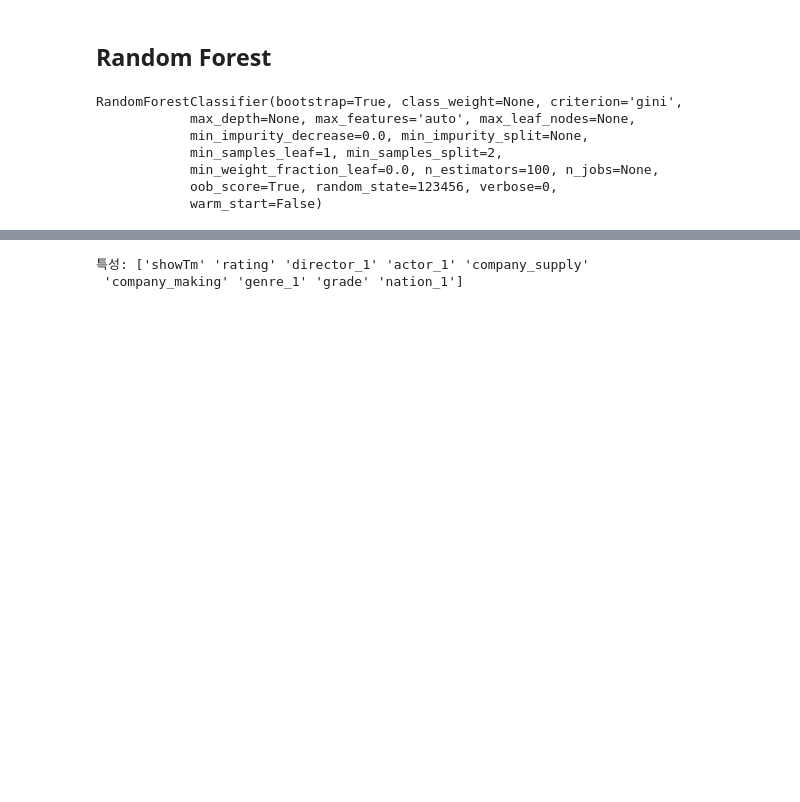
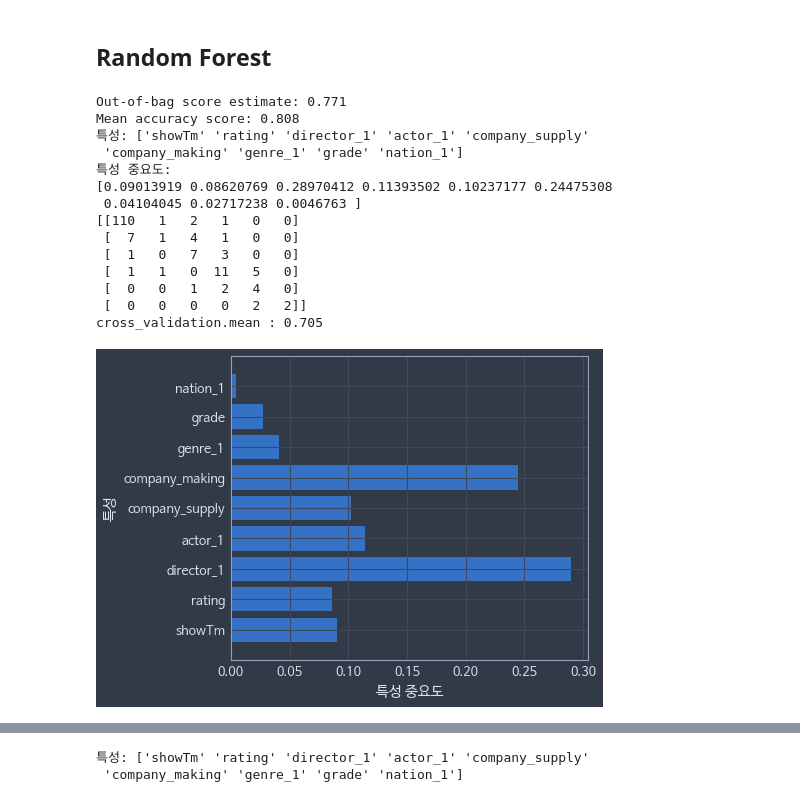
Before and after one commit to younghk/2019_Project_Graduation, a Jupyter notebook: Modeling.ipynb, the cells around one changed output, grey strips where cells are left out. Drawn from its saved outputs; the diff is of its cells as text; code cells hidden in the pictures; blank space fills up the shorter version.

```diff
--- a/Modeling.ipynb
+++ b/Modeling.ipynb
@@ -282,29 +319,47 @@ print("특성 중요도:\n{}".format(movie_tree.feature_importances_))
 # Random Forest
 
 from sklearn.ensemble import RandomForestClassifier
-
-movie_rf = RandomForestClassifier(n_estimators = 100, oob_score = True, random_state=123456)
-movie_rf.fit(X_train, y_train)
-# %% [output]
-RandomForestClassifier(bootstrap=True, class_weight=None, criterion='gini',
-            max_depth=None, max_features='auto', max_leaf_nodes=None,
-            min_impurity_decrease=0.0, min_impurity_split=None,
-            min_samples_leaf=1, min_samples_split=2,
-            min_weight_fraction_leaf=0.0, n_estimators=100, n_jobs=None,
-            oob_score=True, random_state=123456, verbose=0,
-            warm_start=False)
-# %%
-## change variables...
-
-def plot_feature_importances_movie(model):
-    n_features = cancer.data.shape[1]
-    plt.barh(range(n_features), model.feature_importances_, align='center')
-    plt.yticks(np.arange(n_features), cancer.feature_names)
-    plt.xlabel("특성 중요도")
-    plt.ylabel("특성")
-    plt.ylim(-1, n_features)
-
-plot_feature_importances_movie(tree)
+# %%
+def movie_random_forest(mov):
+    X = mov[mov.columns[0:9]]
+    y = mov[mov.columns[11]]
+
+    X_train, X_test, y_train, y_test = train_test_split(X, y, test_size = 0.2, random_state = 42)
+    movie_rf = RandomForestClassifier(n_estimators=120, criterion='entropy', oob_score = True, random_state=144)
+    movie_rf.fit(X_train, y_train)
+
+    predicted = movie_rf.predict(X_test)
+    accuracy = accuracy_score(y_test, predicted)
+
+    print(f'Out-of-bag score estimate: {movie_rf.oob_score_:.3}')
+    print(f'Mean accuracy score: {accuracy:.3}')
+
+    print("특성:", movie_feature_names)
+    print("특성 중요도:\n{}".format(movie_rf.feature_importances_))
+
+    plot_feature_importances_movie(movie_rf)
+
+    print(confusion_matrix(y_test, predicted, labels=[0, 1, 2, 3, 4, 5]))
+    scores = cross_val_score(movie_rf, X, y, cv=kfold)
+    print('cross_validation.mean : {:.3f}'.format(scores.mean()))
+
+movie_random_forest(mov)
+# %% [output]
+Out-of-bag score estimate: 0.771
+Mean accuracy score: 0.808
+특성: ['showTm' 'rating' 'director_1' 'actor_1' 'company_supply'
+ 'company_making' 'genre_1' 'grade' 'nation_1']
+특성 중요도:
+[0.09013919 0.08620769 0.28970412 0.11393502 0.10237177 0.24475308
+ 0.04104045 0.02717238 0.0046763 ]
+[[110   1   2   1   0   0]
+ [  7   1   4   1   0   0]
+ [  1   0   7   3   0   0]
+ [  1   1   0  11   5   0]
+ [  0   0   1   2   4   0]
+ [  0   0   0   0   2   2]]
+cross_validation.mean : 0.705
+[figure, added]
 # %%
 predicted = movie_rf.predict(X_test)
 accuracy = accuracy_score(y_test, predicted)
```
Also changed, not shown: parts of 41 cells of this notebook, 3 other files.
